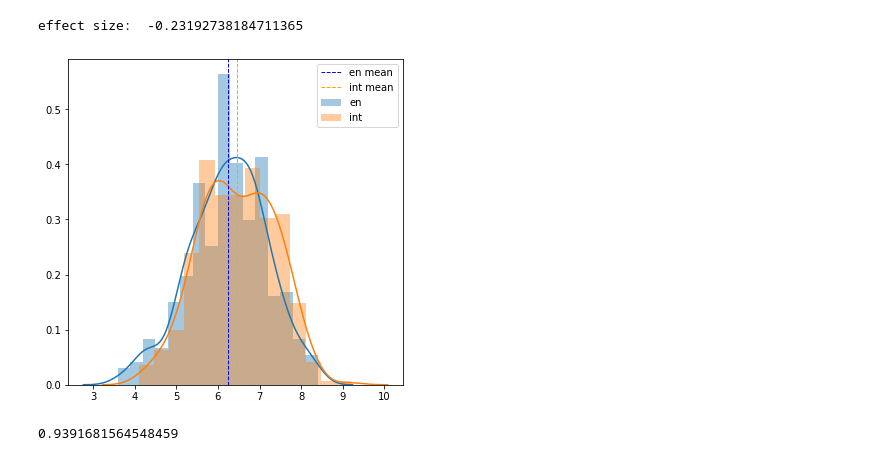
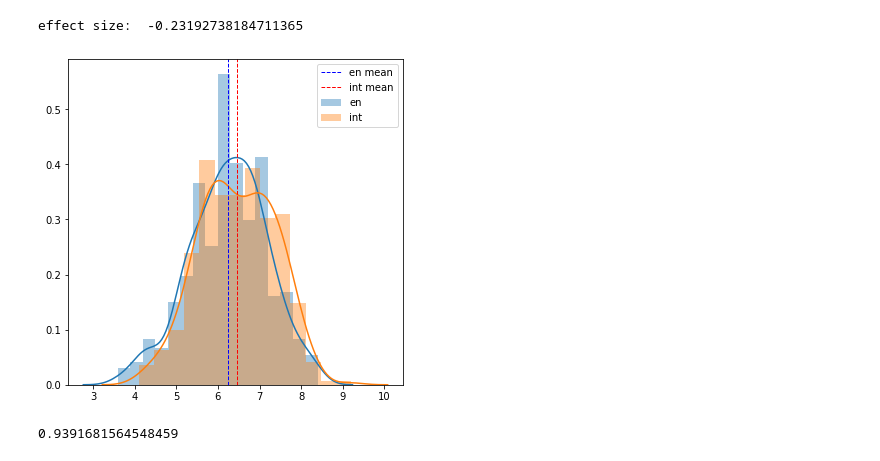
Before and after one commit to joekryan/FlatironMod3Project, a Jupyter notebook: Hypothesis Testing Jahir.ipynb, the cells around one changed output. Saved outputs shown, nothing was run; the diff lists cells and outputs as text; code cells hidden in the pictures.

```diff
--- a/Hypothesis Testing Jahir.ipynb
+++ b/Hypothesis Testing Jahir.ipynb
@@ -387,9 +433,9 @@ effect size:  -0.23192738184711365
 # %%
 fig = plt.subplots(figsize = (6,6))
 sns.distplot(list(en_language), label = 'en')
 sns.distplot(list(int_language), label = 'int')
 plt.axvline(en_language.mean(), color='blue', linestyle='--', lw=1,label='en mean')
-plt.axvline(int_language.mean(), color='orange', linestyle='--', lw=1,label='int mean')
+plt.axvline(int_language.mean(), color='red', linestyle='--', lw=1,label='int mean')
 plt.legend();
 # %% [output]
-[figure, old version]
+[figure, new version]
```
Also changed, not shown: parts of 59 cells of this notebook, 1 other file.
